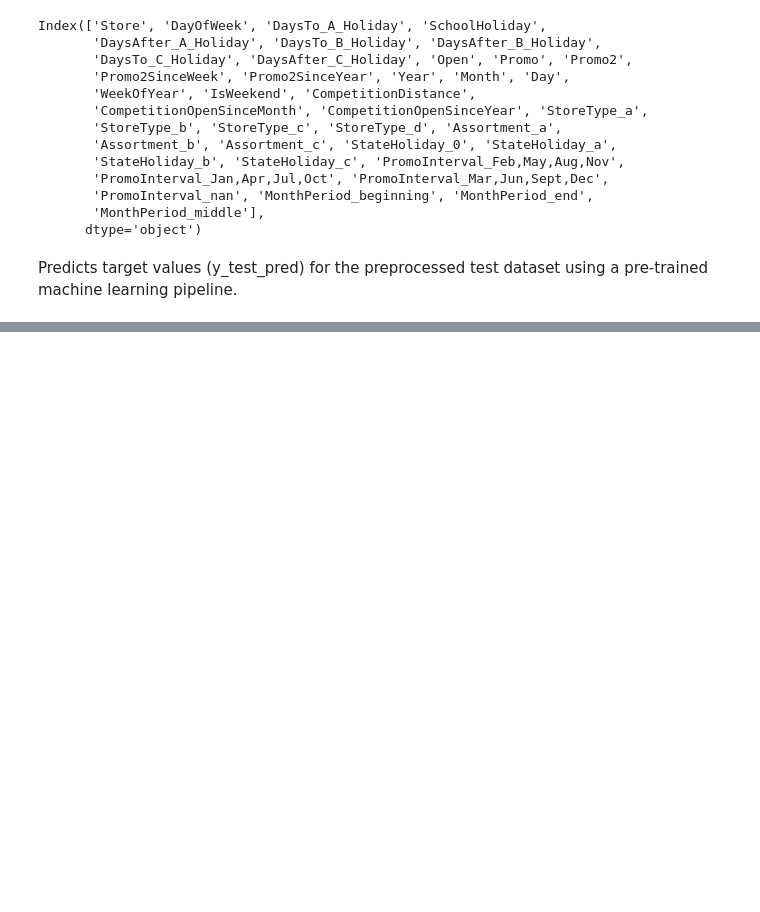
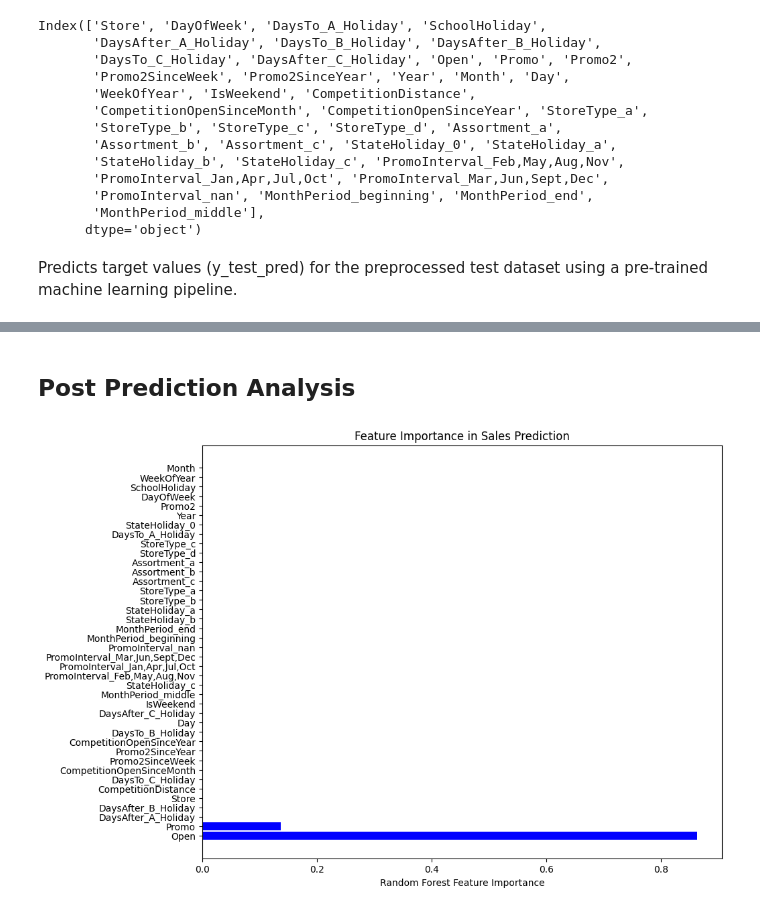
Before and after one commit to hanaDemma/Pharmaceuticals-finance-data-Analysis-week-4, a Jupyter notebook: notebooks/sales_prediction.ipynb, the cells around one changed output, grey strips where cells are left out. Cells and saved outputs as stored; diff of their text form; code cells hidden in the pictures; blank space fills up the shorter version.

Commit message:
feature importance

```diff
--- a/notebooks/sales_prediction.ipynb
+++ b/notebooks/sales_prediction.ipynb
@@ -438,2 +438,4 @@ print(pd.DataFrame(y_test_perd))
 
 [41088 rows x 1 columns]
+# %% [markdown]
+## Post Prediction Analysis
@@ -439,0 +444,4 @@ print(pd.DataFrame(y_test_perd))
+# %%
+post_prediction_feature_importance(pipeline,train_data_preprocessed_df)
+# %% [output]
+[figure, added]
```
Also changed, not shown: parts of 8 cells of this notebook, 2 other files.
